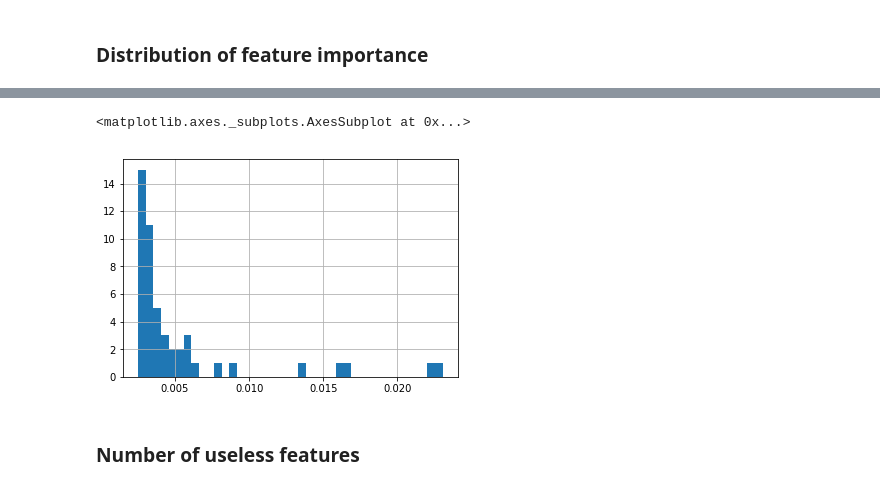
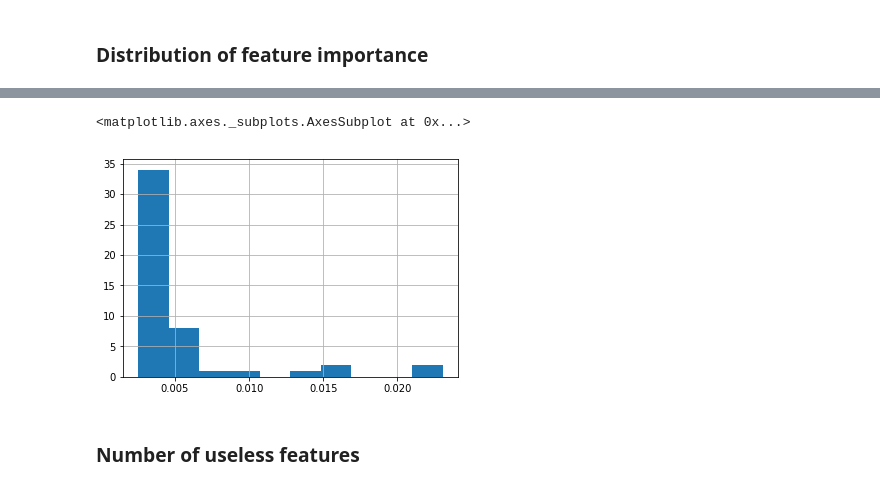
Before and after one commit to kjprice/smu-machine-learning, a Jupyter notebook: final/EDA.ipynb, the cells around one changed output, grey strips where cells are left out. Saved outputs shown, nothing was run; the diff lists cells and outputs as text; code cells hidden in the pictures.

Commit message:
show two different important-features histogram

```diff
--- a/final/EDA.ipynb
+++ b/final/EDA.ipynb
@@ -612,8 +617,8 @@ top_twenty_features.plot.barh(grid=True, figsize=(10, 6))
 # %%
-feature_rank_df[features_importance > 0.0025].features_importance.hist(bins=40)
+feature_rank_df[features_importance > 0.0025].features_importance.hist(bins=10)
 # %% [output]
 <matplotlib.axes._subplots.AxesSubplot at 0x...>
-[figure, old version]
+[figure, new version]
 # %% [markdown]
 ### Number of useless features
 # %%
```
Also changed, not shown: parts of 1 cell of this notebook.
